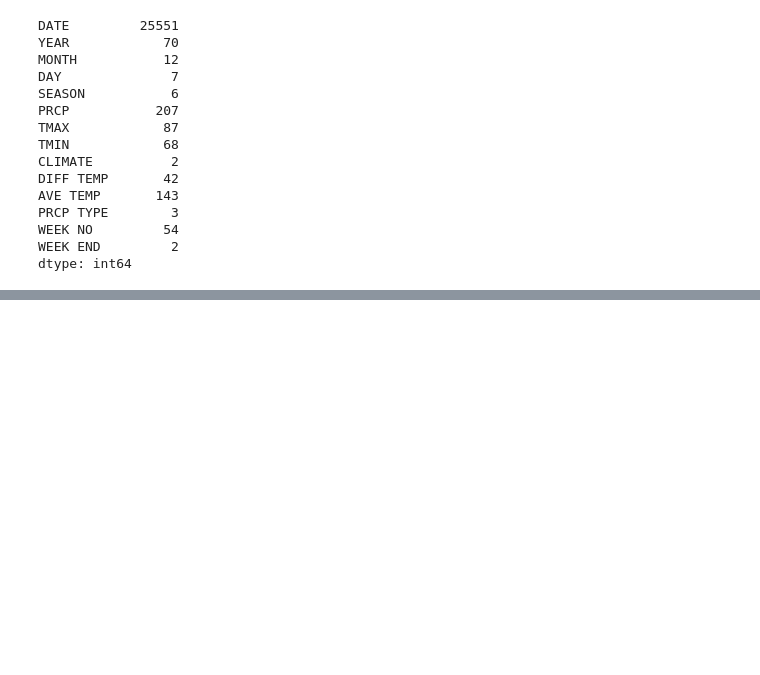
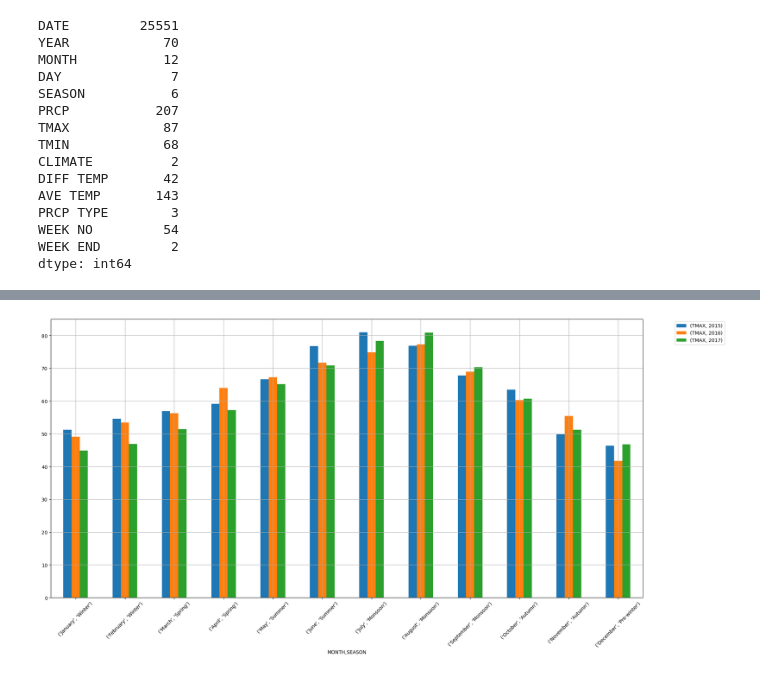
Before and after one commit to Udhay2898/Weather, a Jupyter notebook: Weather.ipynb, the cells around one changed output, grey strips where cells are left out. Cells and saved outputs as stored; diff of their text form; code cells hidden in the pictures; blank space fills up the shorter version.

```diff
--- a/Weather.ipynb
+++ b/Weather.ipynb
@@ -207,0 +209,20 @@ agg_year.head()
+# %%
+# Define the correct month order
+month_order = ['January', 'February', 'March', 'April', 'May', 'June', 'July', 'August', 'September', 'October', 'November', 'December']
+
+# Convert 'MONTH' to categorical type with the specified order
+year_gr['MONTH'] = pd.Categorical(year_gr['MONTH'], categories=month_order, ordered=True)
+
+year_gr_pivot_Month = year_gr.pivot_table(index = ['MONTH','SEASON'],columns = ['YEAR'],values = ['TMAX'])
+
+year_gr_pivot_Month.plot.bar(figsize = (20,10), grid = True)
+
+tick = range(len(year_gr_pivot_Month))
+
+plt.xticks(ticks = tick,labels = year_gr_pivot_Month.index,rotation = 45)
+plt.legend(bbox_to_anchor=(1.05, 1), loc='upper left')
+
+plt.tight_layout()
+plt.show()
+# %% [output]
+[figure, added]
```
Also changed, not shown: parts of 7 cells of this notebook.
